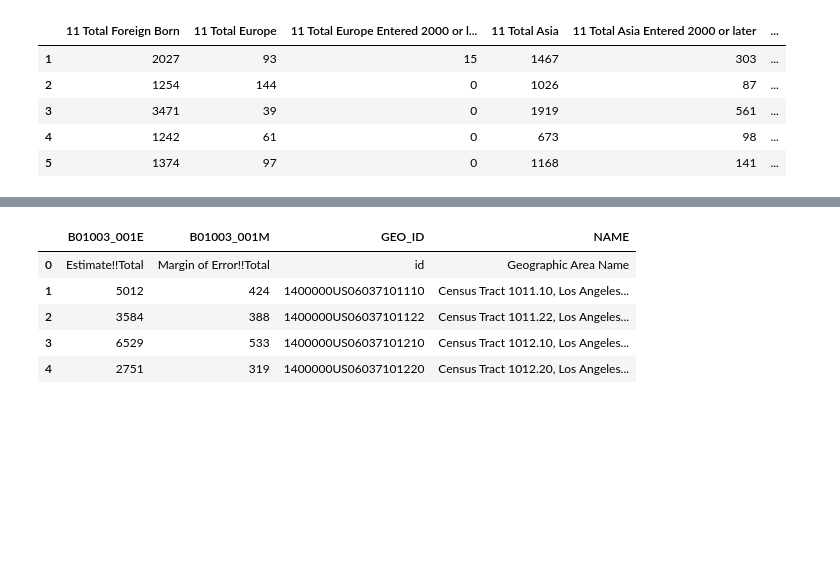
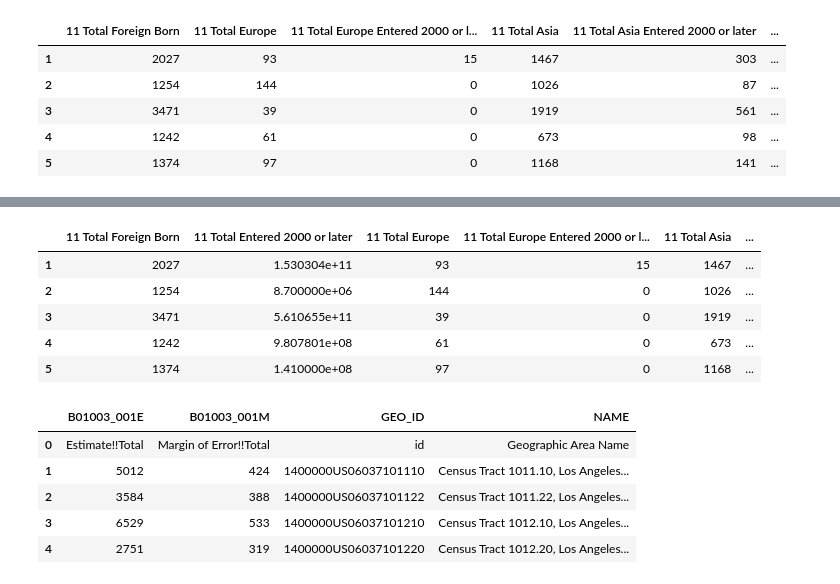
Before and after one commit to erikfelix/group_project, a Jupyter notebook: Functions2.0.ipynb, the cells around one changed output, grey strips where cells are left out. Drawn from its saved outputs; the diff is of its cells as text; code cells hidden in the pictures; blank space fills up the shorter version.

```diff
--- a/Functions2.0.ipynb
+++ b/Functions2.0.ipynb
@@ -250,0 +257,2 @@ df1.head()
+# %%
+column_list = ['11 Total Europe Entered 2000 or later', '11 Total Asia Entered 2000 or later', '11 Total Caribbean Entered 2000 or later', '11 Total Mexico Entered 2000 or later', '11 Total Other Central America 2000 or later', '11 Total South America Entered 2000 or later', '11 Total Other areas Entered 2000 or later']
@@ -250,0 +263,2 @@ df1.head()
+# %%
+df1["sum"] = df1[column_list].sum(axis=1)
@@ -250,0 +274,2 @@ df1.head()
+# %%
+df1 = df1.rename(columns={'sum': '11 Total Entered 2000 or later'})
@@ -251,3 +285,14 @@ df1.head()
+# %%
+df1 = df1[['11 Total Foreign Born', '11 Total Entered 2000 or later', '11 Total Europe', '11 Total Europe Entered 2000 or later', '11 Total Asia', '11 Total Asia Entered 2000 or later', '11 Total Latin America', '11 Total Caribbean', '11 Total Caribbean Entered 2000 or later', '11 Total Central America', '11 Total Mexico', '11 Total Mexico Entered 2000 or later', '11 Total Other Central America', '11 Total Other Central America 2000 or later', '11 Total South America', '11 Total South America Entered 2000 or later', '11 Total Other areas', '11 Total Other areas Entered 2000 or later', 'FIPS']]
+# %%
+df1.head()
+# %% [output]
+|  | 11 Total Foreign Born | 11 Total Entered 2000 or later | 11 Total Europe | 11 Total Europe Entered 2000 or l... | 11 Total Asia | ... |
+| 1 | 2027 | 1.530304e+11 | 93 | 15 | 1467 | ... |
+| 2 | 1254 | 8.700000e+06 | 144 | 0 | 1026 | ... |
+| 3 | 3471 | 5.610655e+11 | 39 | 0 | 1919 | ... |
+| 4 | 1242 | 9.807801e+08 | 61 | 0 | 673 | ... |
+| 5 | 1374 | 1.410000e+08 | 97 | 0 | 1168 | ... |
 # %%
 df2.head()
 # %% [output]
```
Also changed, not shown: parts of 10 cells of this notebook.
